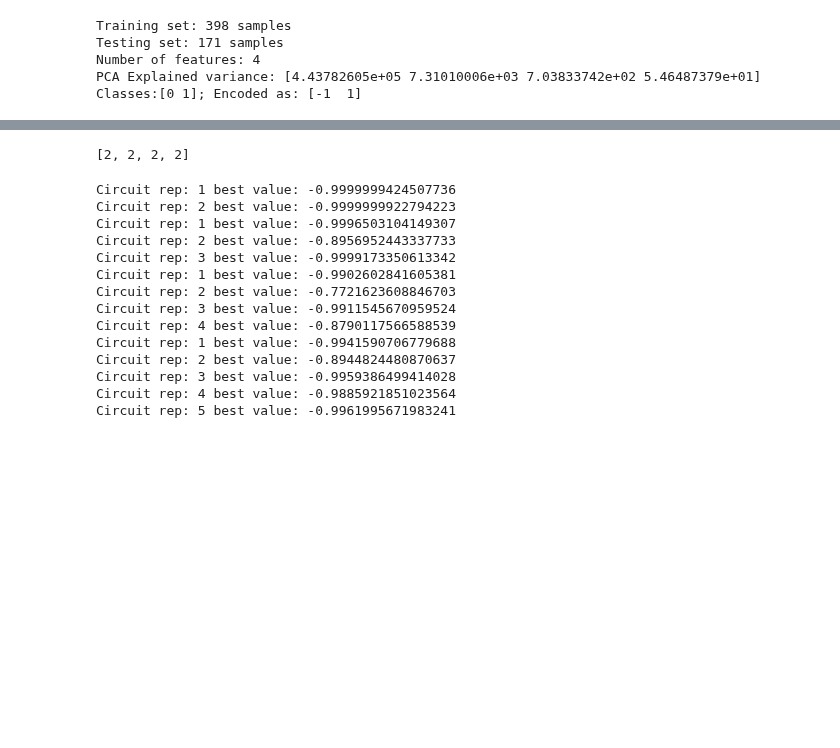
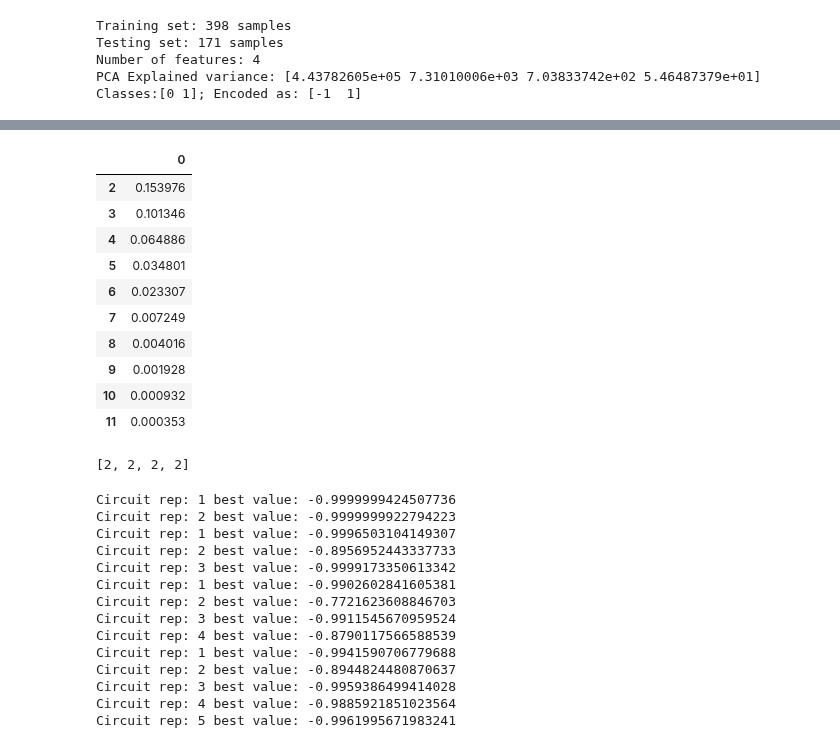
Before and after one commit to NNCT2904/VQA-Notes-v2, a Jupyter notebook: playground.ipynb, the cells around one changed output, grey strips where cells are left out. Drawn from its saved outputs; the diff is of its cells as text; code cells hidden in the pictures; blank space fills up the shorter version.

```diff
--- a/playground.ipynb
+++ b/playground.ipynb
@@ -150,3 +162,17 @@ Number of ansatzes, parameters, operator to run: 400
+# %%
+pd.DataFrame(m0var, num_qubits)
+# %% [output]
+|  | 0 |
+| 2 | 0.153976 |
+| 3 | 0.101346 |
+| 4 | 0.064886 |
+| 5 | 0.034801 |
+| 6 | 0.023307 |
+| 7 | 0.007249 |
+| 8 | 0.004016 |
+| 9 | 0.001928 |
+| 10 | 0.000932 |
+| 11 | 0.000353 |
 # %%
 reps = [MIN_REPS]* len(num_qubits)
 # %%
```
Also changed, not shown: parts of 7 cells of this notebook, 5 other files.
